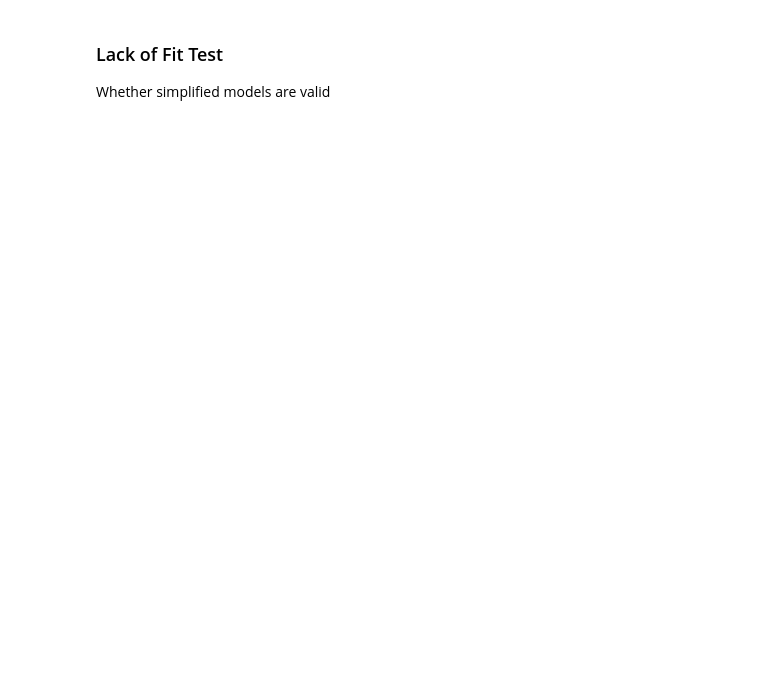
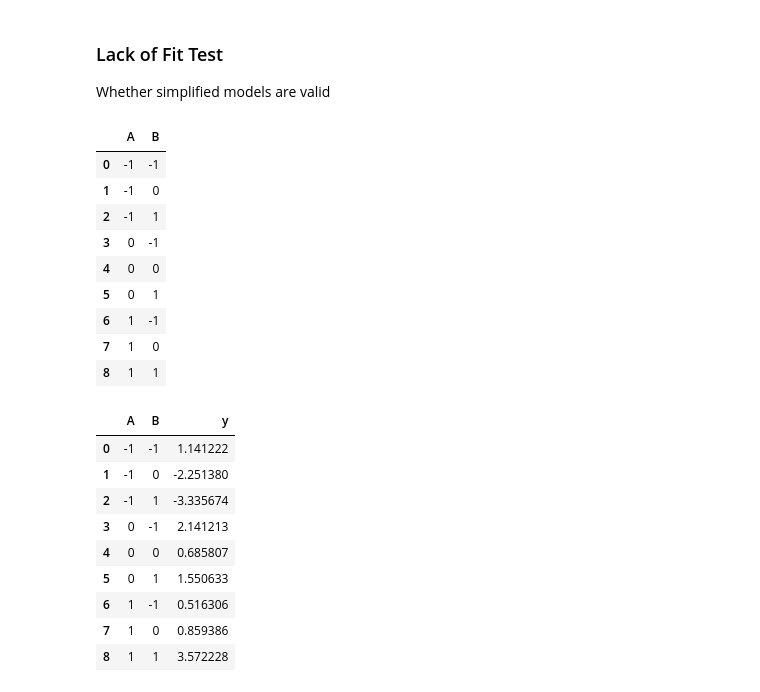
Before and after one commit to fredward65/MCTR703_DOE_2026, a Jupyter notebook: Exercises/S3_1-Surface_Response.ipynb, the cells around one changed output. Cells and saved outputs as stored; diff of their text form; code cells hidden in the pictures; blank space fills up the shorter version.

```diff
--- a/Exercises/S3_1-Surface_Response.ipynb
+++ b/Exercises/S3_1-Surface_Response.ipynb
@@ -159,33 +200,54 @@ Whether simplified models are valid
 # %%
 import pandas as pd
 
 # Factor levels
-A_levels = np.array([-1, 1])
-B_levels = np.array([-1, 1])
+A_levels = np.array([-1, 0, 1])
+B_levels = np.array([-1, 0, 1])
 
 # Number of levels per factor
 n_A = len(A_levels)
 n_B = len(B_levels)
 
 # Total runs
 n_runs = n_A * n_B
 
 # Create the design matrix columns
 # For A: repeat each level for B times
-A = ...
+A = np.repeat(A_levels, n_B)
 # For B: tile for n_A times
-B = ...
+B = np.tile(B_levels, n_A)
 
 # Stack columns into a design matrix
 design = np.column_stack((A, B))
 
 # Convert to DataFrame for readability
 df = pd.DataFrame(design, columns=['A', 'B'])
 display(df)
 
 # Apply function row-wise
 df['y'] = [measure_response(a, b) for a, b in design]
 display(df)
+# %% [output]
+|  | A | B |
+| 0 | -1 | -1 |
+| 1 | -1 | 0 |
+| 2 | -1 | 1 |
+| 3 | 0 | -1 |
+| 4 | 0 | 0 |
+| 5 | 0 | 1 |
+| 6 | 1 | -1 |
+| 7 | 1 | 0 |
+| 8 | 1 | 1 |
+|  | A | B | y |
+| 0 | -1 | -1 | 1.141222 |
+| 1 | -1 | 0 | -2.251380 |
+| 2 | -1 | 1 | -3.335674 |
+| 3 | 0 | -1 | 2.141213 |
+| 4 | 0 | 0 | 0.685807 |
+| 5 | 0 | 1 | 1.550633 |
+| 6 | 1 | -1 | 0.516306 |
+| 7 | 1 | 0 | 0.859386 |
+| 8 | 1 | 1 | 3.572228 |
 # %%
 import statsmodels.api as sm
 from statsmodels.formula.api import ols
```
Also changed, not shown: parts of 6 cells of this notebook.
